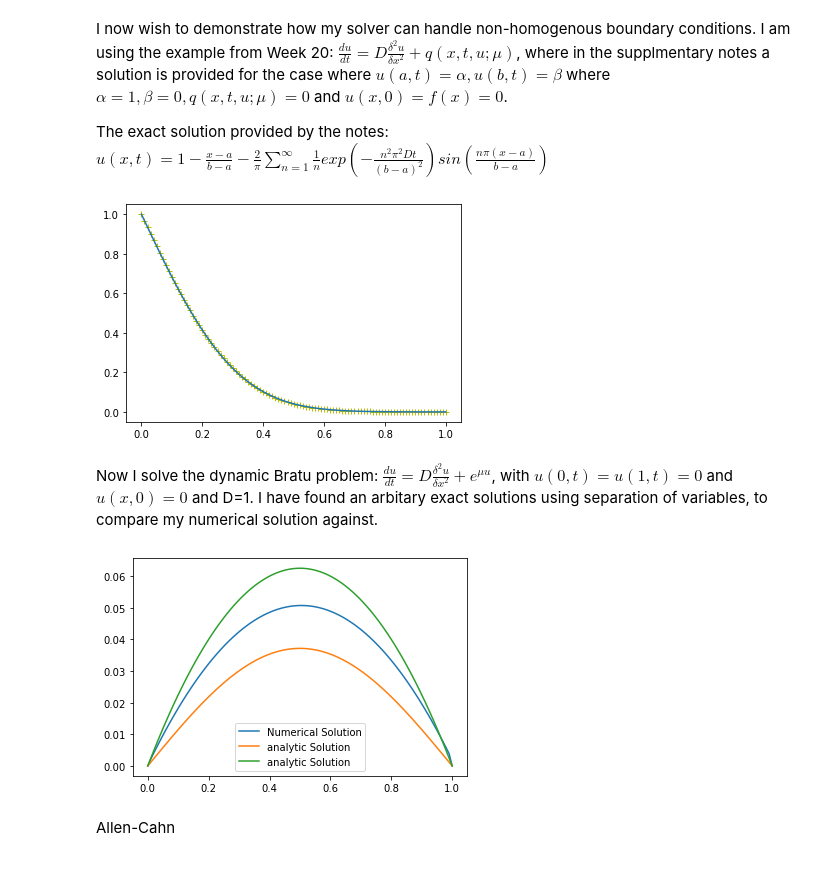
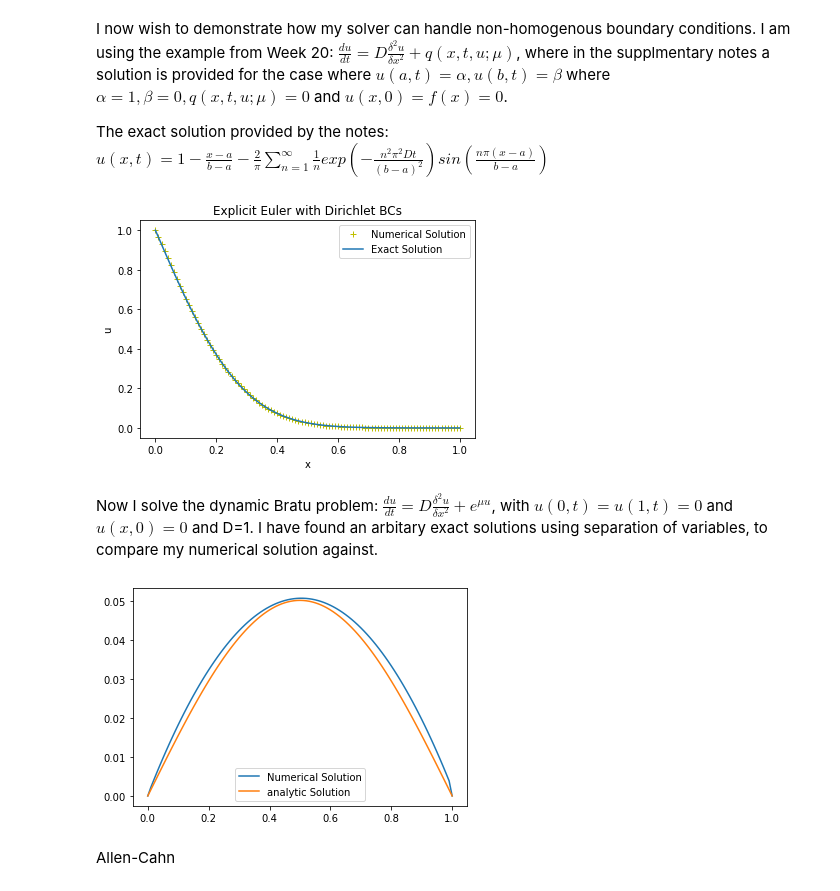
Before and after one commit to joesouber/EMAT30008, a Jupyter notebook: report.ipynb, the cells around one changed output. Cells and saved outputs as stored; diff of their text form; code cells hidden in the pictures.

```diff
--- a/report.ipynb
+++ b/report.ipynb
@@ -428,48 +404,35 @@ def dirichlet_nonhomogenous(x, t):
     if x==0:
         return 1
     else:
         return 0
 
 
 def D(x):
     return x / (x * 10)
 
 def source_term(x,t):
 
     return 0
 
 def u_exact_dnonhomo(x,t,D,L):
     '''
     The exact solution for the non-homogeneous dirichlet BC case described above.
     '''
     sum = 0
     for n in range(100):
         n+=1
         sum += (1/n)*(np.exp(-1*D*(n**2)*(np.pi**2)*t)) * np.sin(n*np.pi*x)
 
     y = 1-x-(2/np.pi)*sum
     return y
 
 
 u, t = finite_difference(L, T, mx, mt, 'dirichlet', dirichlet_nonhomogenous, Initial_Condition, discretisation='explicit', source_term = source_term,D = D,linearity='linear')
 
-def plot
-exact_solution = u_exact_dnonhomo(np.linspace(0,L,mx+1), 0.3, 0.1, L)
-index = [t==0.3]
-    # Select the slice of the solution at t=t_plot
-solution1 = u[:,index[0]]
 
-
-xx = np.linspace(0,L,u.shape[0])
-    # Plot u at t=t_plot
-yy = np.linspace(0,L,exact_solution.shape[0])
-
-plt.plot(xx, solution1, '+', c='y', label='Numerical Solution')
-plt.plot(yy, exact_solution, label='analytic Solution')
-plt.plot
-plt.show()
+plot_comparison(u, t, L, 0.1,u_exact_dnonhomo,'Explicit Euler with Dirichlet BCs')
 # %% [output]
-[figure, old version]
+[figure, new version]
 # %% [markdown]
 Now I solve the dynamic Bratu problem: $\frac{du}{dt}= D\frac{{\delta^2}u}{{\delta}x^2}+e^{\mu u}$, with $u(0,t)=u(1,t)=0$ and $u(x,0)=0$ and D=1. I have found an arbitary exact solutions using separation of variables, to compare my numerical solution against.
 # %%
@@ -490,7 +453,7 @@ def Bratu(u, x, t):
 
 import numpy as np
 
-def bratu_exact(x, t, D, L, mu):
+def bratu_exact(x, t, D, L, mu=0.1):
     """
     Computes the exact solution to the Bratu equation with the given
     boundary and initial conditions.
@@ -509,7 +472,7 @@ def bratu_exact(x, t, D, L, mu):
 
     for n in range(1, 100):  # sum over all positive integers up to 99
         lambda_n = -D * n**2 * np.pi**2 - np.exp(mu)
-        B_n = 1 # initial condition u(x,0) = 0
+        B_n = 1.35 # initial condition u(x,0) = 0
 
         u += B_n * np.sin(n * np.pi * x) * np.exp(lambda_n * t)
 
@@ -521,24 +484,27 @@ def exact(D,x):
     return y
 
 u,t = finite_difference(L, T, mx, mt, 'dirichlet', dirichlet_0, Initial_Conds, discretisation='implicit', source_term = Bratu, D=1, linearity='nonlinear')
-index = [t==0.3]
-    # Select the slice of the solution at t=t_plot
-solution1 = u[:,index[0]]
-u_exact = bratu_exact(np.linspace(0,L,mx+1), 0.3, 1, L, 0.1)
-u_exact1 = exact(1,np.linspace(0,L,mx+1))
 
-zz = np.linspace(0,L,u_exact1.shape[0])
-yy = np.linspace(0,L,u_exact.shape[0])
-xx = np.linspace(0,L,u.shape[0])
-    # Plot u at t=t_plot
-plt.plot(xx, solution1, label='Numerical Solution')
-plt.plot(yy, u_exact, label='analytic Solution')
-plt.plot(zz, u_exact1, label='analytic Solution')
-plt.legend()
-plt.plot
-plt.show()
+def plot_bratu(t_index,u,t,L,mx,bratu_exact):
+
+        # Select the slice of the solution at t=t_plot
+    solution1 = u[:,[t==t_index] [0]]
+    u_exact = bratu_exact(np.linspace(0,L,mx+1), 0.3, 1, L, 0.1)
+    #u_exact1 = exact(1,np.linspace(0,L,mx+1))
+
+    #zz = np.linspace(0,L,u_exact1.shape[0])
+    yy = np.linspace(0,L,u_exact.shape[0])
+    xx = np.linspace(0,L,u.shape[0])
+        # Plot u at t=t_plot
+    plt.plot(xx, solution1, label='Numerical Solution')
+    plt.plot(yy, u_exact, label='analytic Solution')
+    #plt.plot(zz, u_exact1, label='analytic Solution')
+    plt.legend()
+    plt.plot
+    plt.show()
+plot_bratu(0.3,u,t,L,mx,bratu_exact)
 # %% [output]
-[figure, old version]
+[figure, new version]
 # %% [markdown]
 Allen-Cahn
 # %%
```
Also changed, not shown: parts of 8 cells of this notebook.
